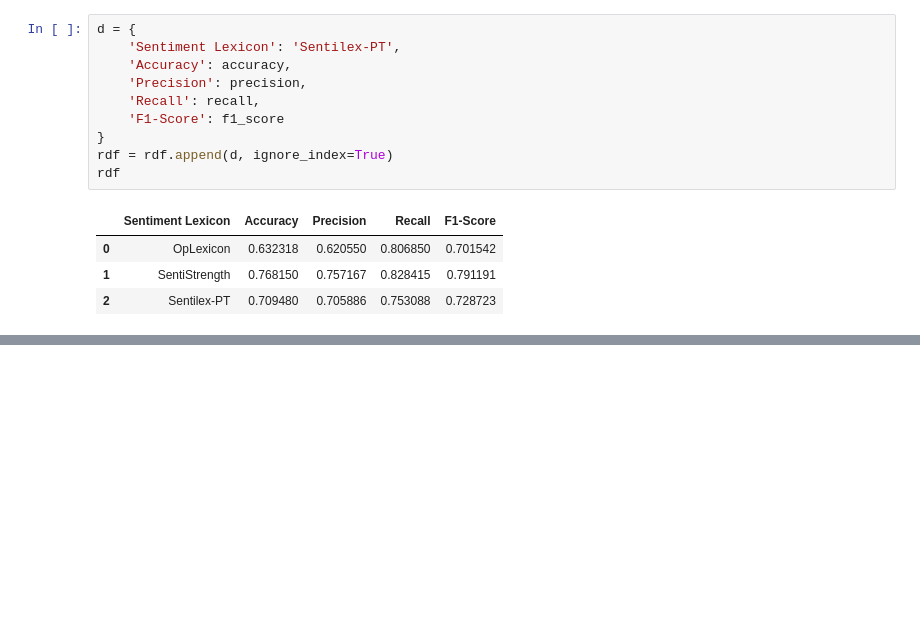
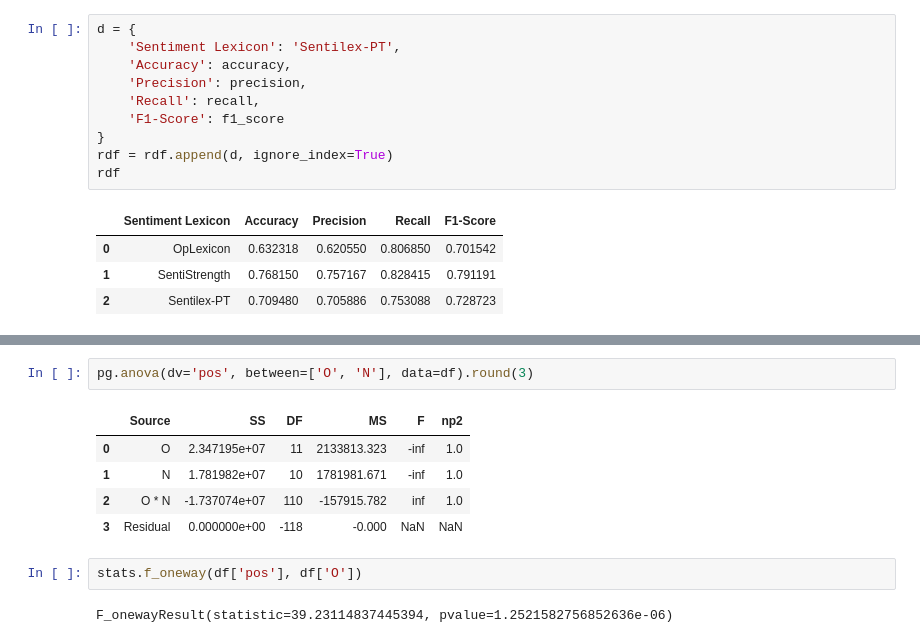
Before and after one commit to leosilva/peerj_computer_science_2022, a Jupyter notebook: Notebooks/Algorithms Statistics.ipynb, the cells around one changed output, grey strips where cells are left out. Drawn from its saved outputs; the diff is of its cells as text; blank space fills up the shorter version.

```diff
--- a/Notebooks/Algorithms Statistics.ipynb
+++ b/Notebooks/Algorithms Statistics.ipynb
@@ -356,0 +443,12 @@ rdf
+# %%
+pg.anova(dv='pos', between=['O', 'N'], data=df).round(3)
+# %% [output]
+|  | Source | SS | DF | MS | F | np2 |
+| 0 | O | 2.347195e+07 | 11 | 2133813.323 | -inf | 1.0 |
+| 1 | N | 1.781982e+07 | 10 | 1781981.671 | -inf | 1.0 |
+| 2 | O * N | -1.737074e+07 | 110 | -157915.782 | inf | 1.0 |
+| 3 | Residual | 0.000000e+00 | -118 | -0.000 | NaN | NaN |
+# %%
+stats.f_oneway(df['pos'], df['O'])
+# %% [output]
+F_onewayResult(statistic=39.23114837445394, pvalue=1.2521582756852636e-06)
```
Also changed, not shown: parts of 15 cells of this notebook.
